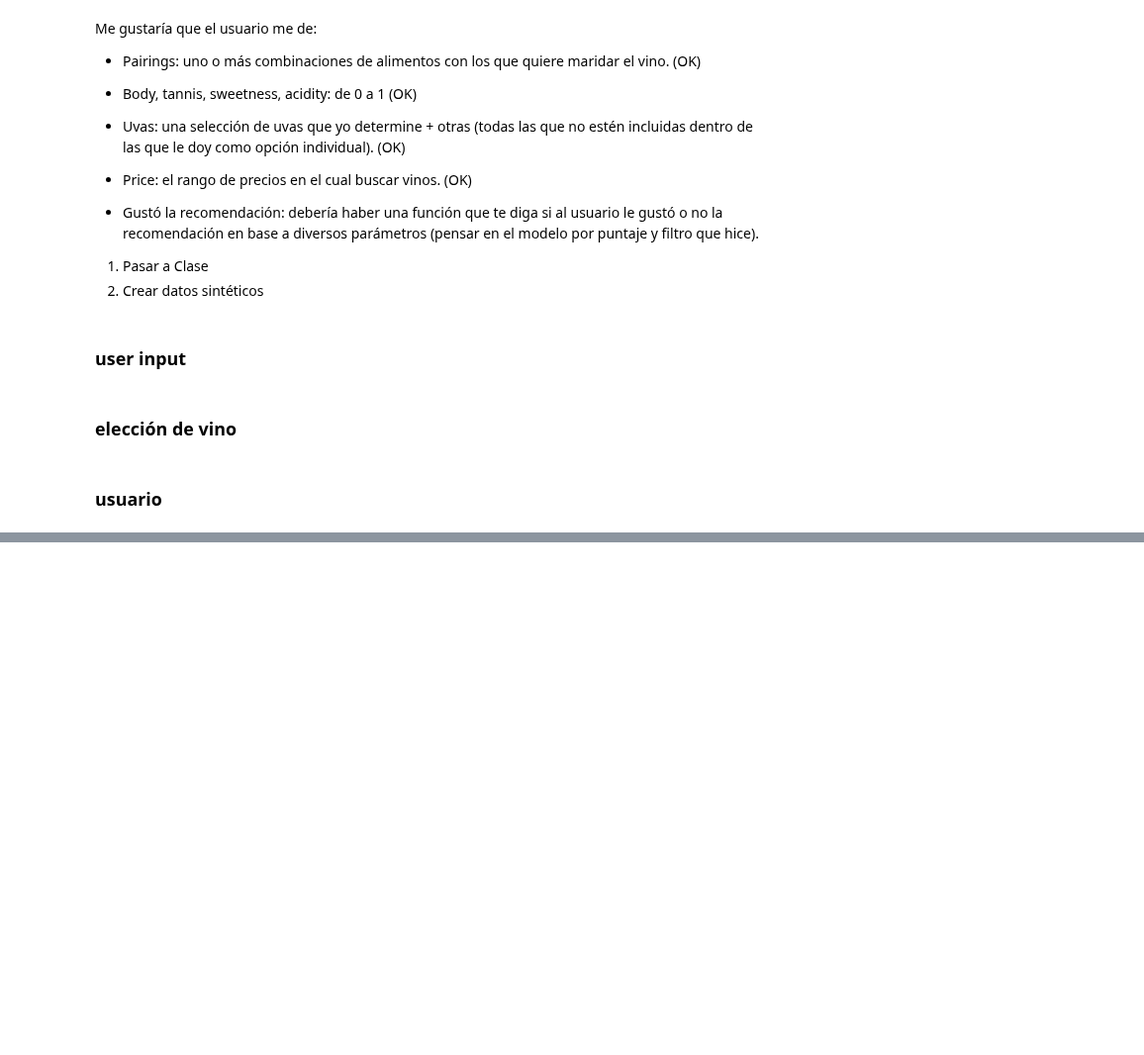
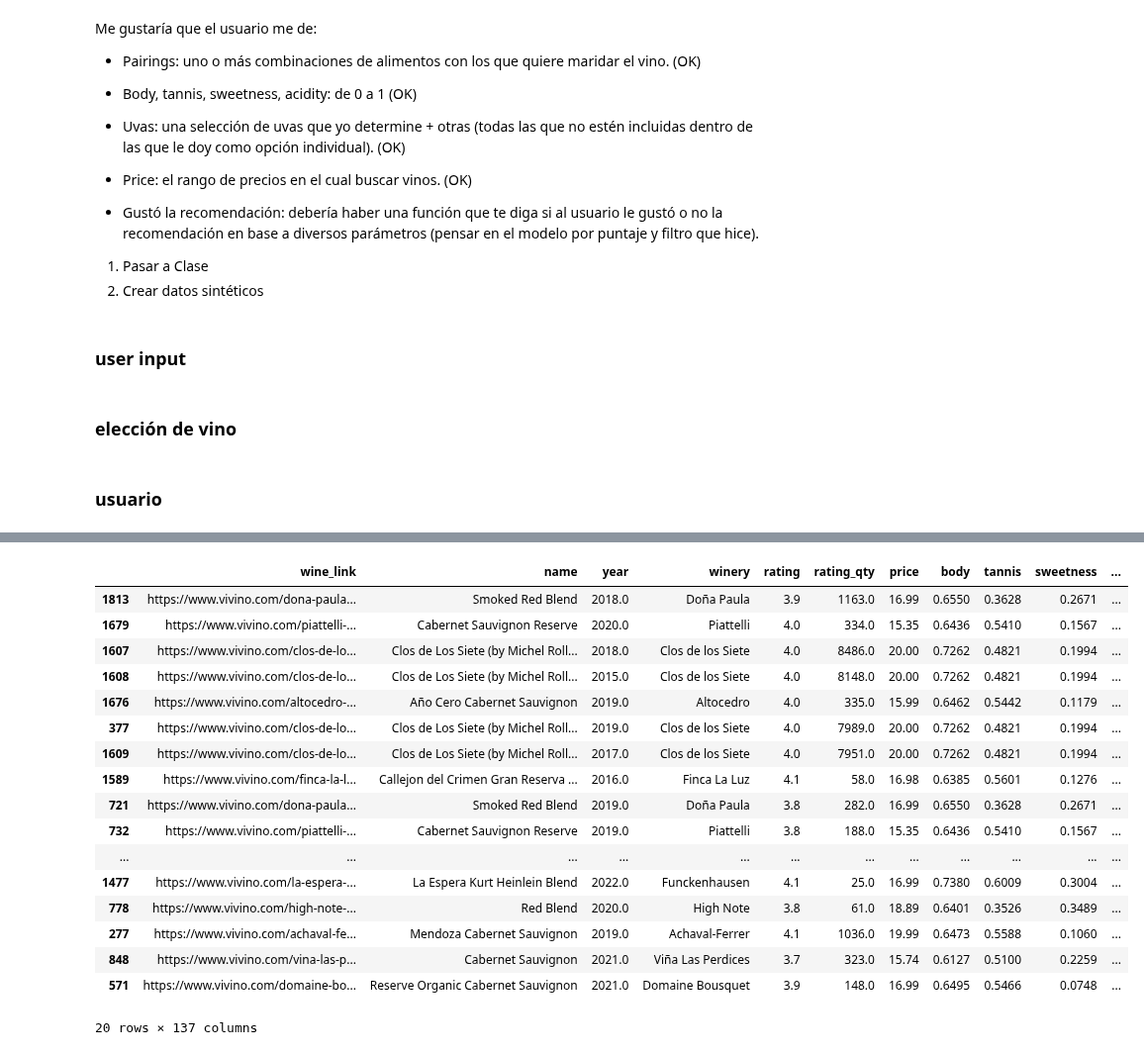
Before and after one commit to Tino27Gut/WineRecommendation, a Jupyter notebook: src/models/synthetic_user_draft.ipynb, the cells around one changed output, grey strips where cells are left out. Shown at 99% size. Cells and saved outputs as stored; diff of their text form; code cells hidden in the pictures; blank space fills up the shorter version.

```diff
--- a/src/models/synthetic_user_draft.ipynb
+++ b/src/models/synthetic_user_draft.ipynb
@@ -256,7 +256,7 @@ def df_add_wine_score(df, user_input):
     )
     return copy_df
 # %%
-def pick_wine(wines_df, user_input, top_n = 10, d=.075):
+def pick_wine(wines_df, user_input, top_n = 20, d=.075):
     wines_copy = wines_df.copy()
 
     # User Inputs
@@ -265,6 +265,8 @@ def pick_wine(wines_df, user_input, top_n = 10, d=.075):
     precio_max = user_input.get("precio_max")
     grape_list = user_input.get("grape_list")
     user_tastes = user_input.get("tastes")
+
+    scaler = MinMaxScaler()
 
     # Filtro por pairings
     if user_pairings is not None:
@@ -289,7 +291,18 @@ def pick_wine(wines_df, user_input, top_n = 10, d=.075):
         wine_base = df_add_user_similarity(wine_base, scaled_tastes, user_tastes)
 
         # Puntaje sintético local del vino
-        wine_base = df_add_wine_score(wine_base, user_input)
+        wine_base = df_add_wine_score(wine_base, user_input) # Puntaje "crudo"
+
+        if len(wine_base) > max(top_n//2, 10):
+            # Si el wine_base es lo suficientemente grande, el puntaje es escalado considerando la selección de filtros del usuario
+            wine_base["wine_score_scld"] = scaler.fit_transform(wine_base[["wine_score"]])
+        else:
+            # Si el wine_base es pequeño, se considera el wine_score global (sin filtros de usuario)
+            if wine_base.index.isin(wines_copy.index).all():
+                wine_base["wine_score_scld"] = wines_copy.loc[wine_base.index]["wine_score_scld_gbl"]
+            else:
+                raise IndexError("Index in wine_base and global dataframe passed doesn't match!")
+
 
         # Selección de uno de los mejores top_n vinos
         top_wine_base = wine_base.nlargest(top_n, "wine_score")
@@ -299,7 +312,7 @@ def pick_wine(wines_df, user_input, top_n = 10, d=.075):
         top_selection_weights = [w / total_weight for w in top_selection_weights] # Normalizamos para interpretabilidad
         selected_wine_id = int(random.choices(top_wine_base.index, top_selection_weights, k=1)[0])
         selected_wine = wine_base.loc[selected_wine_id]
-        return selected_wine
+        return selected_wine, top_wine_base
     else:
         logging.info("No wines match user input!")
         return None
@@ -430,0 +496,21 @@ Name: 1239, dtype: object
+# %%
+top_wine_base
+# %% [output]
+|  | wine_link | name | year | winery | rating | rating_qty | price | body | tannis | sweetness | ... |
+| 1813 | https://www.vivino.com/dona-paula... | Smoked Red Blend | 2018.0 | Doña Paula | 3.9 | 1163.0 | 16.99 | 0.6550 | 0.3628 | 0.2671 | ... |
+| 1679 | https://www.vivino.com/piattelli-... | Cabernet Sauvignon Reserve | 2020.0 | Piattelli | 4.0 | 334.0 | 15.35 | 0.6436 | 0.5410 | 0.1567 | ... |
+| 1607 | https://www.vivino.com/clos-de-lo... | Clos de Los Siete (by Michel Roll... | 2018.0 | Clos de los Siete | 4.0 | 8486.0 | 20.00 | 0.7262 | 0.4821 | 0.1994 | ... |
+| 1608 | https://www.vivino.com/clos-de-lo... | Clos de Los Siete (by Michel Roll... | 2015.0 | Clos de los Siete | 4.0 | 8148.0 | 20.00 | 0.7262 | 0.4821 | 0.1994 | ... |
+| 1676 | https://www.vivino.com/altocedro-... | Año Cero Cabernet Sauvignon | 2019.0 | Altocedro | 4.0 | 335.0 | 15.99 | 0.6462 | 0.5442 | 0.1179 | ... |
+| 377 | https://www.vivino.com/clos-de-lo... | Clos de Los Siete (by Michel Roll... | 2019.0 | Clos de los Siete | 4.0 | 7989.0 | 20.00 | 0.7262 | 0.4821 | 0.1994 | ... |
+| 1609 | https://www.vivino.com/clos-de-lo... | Clos de Los Siete (by Michel Roll... | 2017.0 | Clos de los Siete | 4.0 | 7951.0 | 20.00 | 0.7262 | 0.4821 | 0.1994 | ... |
+| 1589 | https://www.vivino.com/finca-la-l... | Callejon del Crimen Gran Reserva ... | 2016.0 | Finca La Luz | 4.1 | 58.0 | 16.98 | 0.6385 | 0.5601 | 0.1276 | ... |
+| 721 | https://www.vivino.com/dona-paula... | Smoked Red Blend | 2019.0 | Doña Paula | 3.8 | 282.0 | 16.99 | 0.6550 | 0.3628 | 0.2671 | ... |
+| 732 | https://www.vivino.com/piattelli-... | Cabernet Sauvignon Reserve | 2019.0 | Piattelli | 3.8 | 188.0 | 15.35 | 0.6436 | 0.5410 | 0.1567 | ... |
+| ... | ... | ... | ... | ... | ... | ... | ... | ... | ... | ... | ... |
+| 1477 | https://www.vivino.com/la-espera-... | La Espera Kurt Heinlein Blend | 2022.0 | Funckenhausen | 4.1 | 25.0 | 16.99 | 0.7380 | 0.6009 | 0.3004 | ... |
+| 778 | https://www.vivino.com/high-note-... | Red Blend | 2020.0 | High Note | 3.8 | 61.0 | 18.89 | 0.6401 | 0.3526 | 0.3489 | ... |
+| 277 | https://www.vivino.com/achaval-fe... | Mendoza Cabernet Sauvignon | 2019.0 | Achaval-Ferrer | 4.1 | 1036.0 | 19.99 | 0.6473 | 0.5588 | 0.1060 | ... |
+| 848 | https://www.vivino.com/vina-las-p... | Cabernet Sauvignon | 2021.0 | Viña Las Perdices | 3.7 | 323.0 | 15.74 | 0.6127 | 0.5100 | 0.2259 | ... |
+| 571 | https://www.vivino.com/domaine-bo... | Reserve Organic Cabernet Sauvignon | 2021.0 | Domaine Bousquet | 3.9 | 148.0 | 16.99 | 0.6495 | 0.5466 | 0.0748 | ... |
+20 rows × 137 columns
```
Also changed, not shown: parts of 10 cells of this notebook.
